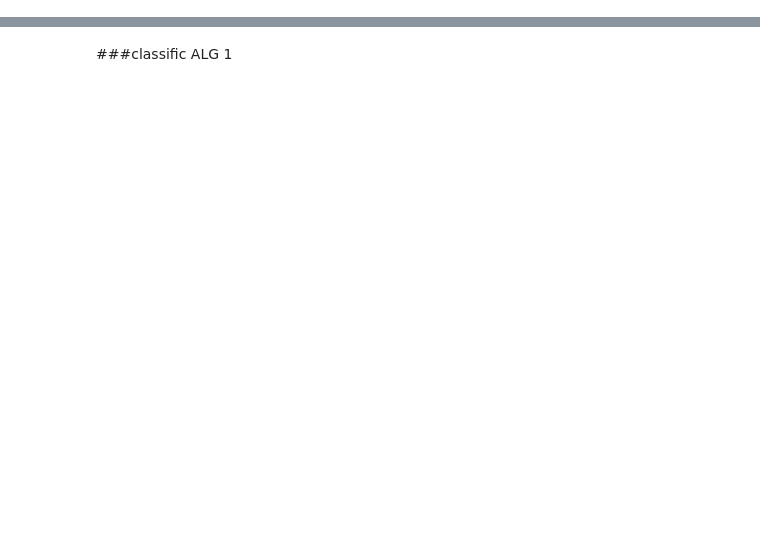
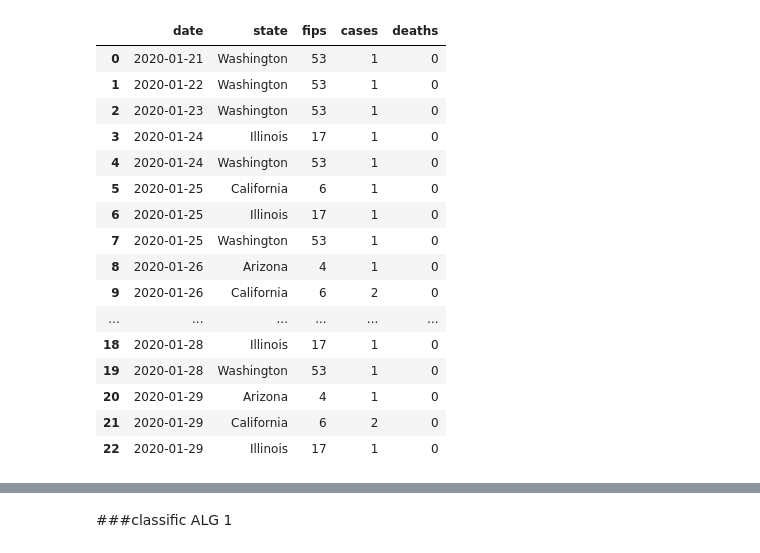
Before and after one commit to pcat125/categorical-date-issues, a Jupyter notebook: DS_ML.ipynb, the cells around one changed output, grey strips where cells are left out. Cells and saved outputs as stored; diff of their text form; code cells hidden in the pictures; blank space fills up the shorter version.

```diff
--- a/DS_ML.ipynb
+++ b/DS_ML.ipynb
@@ -4,0 +70,21 @@ Ingest
+# %%
+df_covid_deaths = pd.read_csv("https://raw.githubusercontent.com/nytimes/covid-19-data/master/us-states.csv")
+df_covid_deaths.head(23)
+# %% [output]
+|  | date | state | fips | cases | deaths |
+| 0 | 2020-01-21 | Washington | 53 | 1 | 0 |
+| 1 | 2020-01-22 | Washington | 53 | 1 | 0 |
+| 2 | 2020-01-23 | Washington | 53 | 1 | 0 |
+| 3 | 2020-01-24 | Illinois | 17 | 1 | 0 |
+| 4 | 2020-01-24 | Washington | 53 | 1 | 0 |
+| 5 | 2020-01-25 | California | 6 | 1 | 0 |
+| 6 | 2020-01-25 | Illinois | 17 | 1 | 0 |
+| 7 | 2020-01-25 | Washington | 53 | 1 | 0 |
+| 8 | 2020-01-26 | Arizona | 4 | 1 | 0 |
+| 9 | 2020-01-26 | California | 6 | 2 | 0 |
+| ... | ... | ... | ... | ... | ... |
+| 18 | 2020-01-28 | Illinois | 17 | 1 | 0 |
+| 19 | 2020-01-28 | Washington | 53 | 1 | 0 |
+| 20 | 2020-01-29 | Arizona | 4 | 1 | 0 |
+| 21 | 2020-01-29 | California | 6 | 2 | 0 |
+| 22 | 2020-01-29 | Illinois | 17 | 1 | 0 |
```
Also changed, not shown: parts of 25 cells of this notebook.
